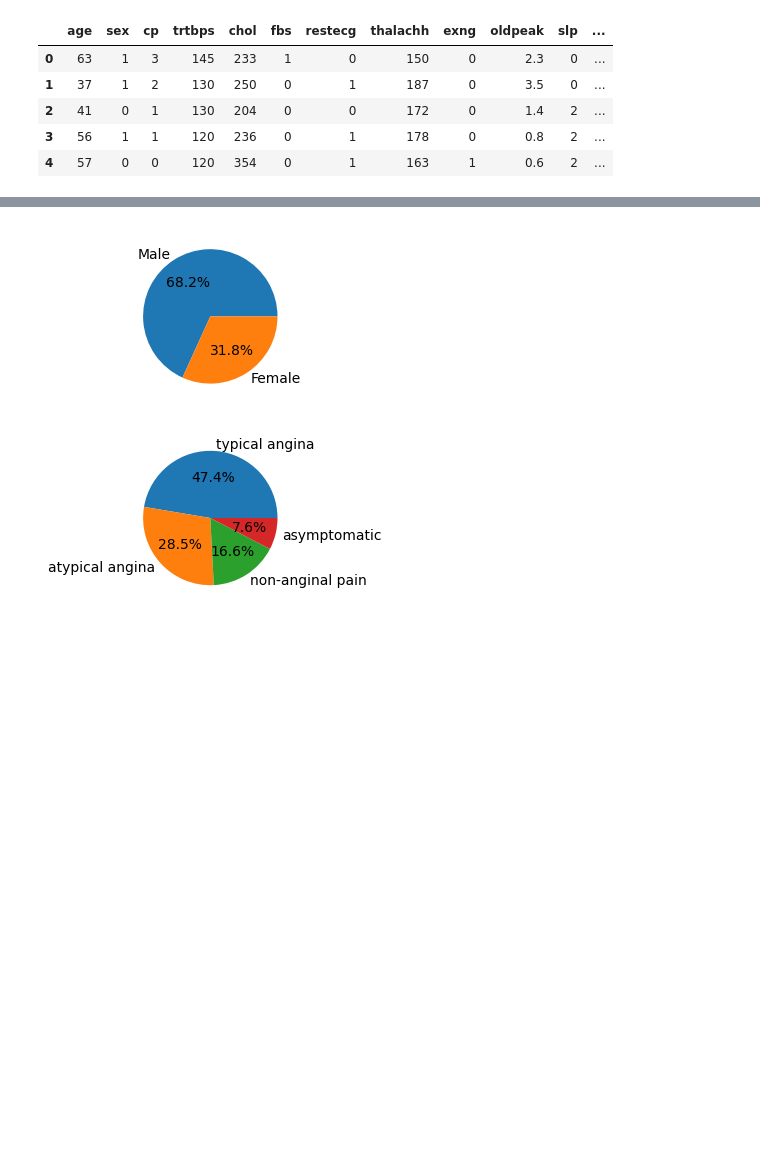
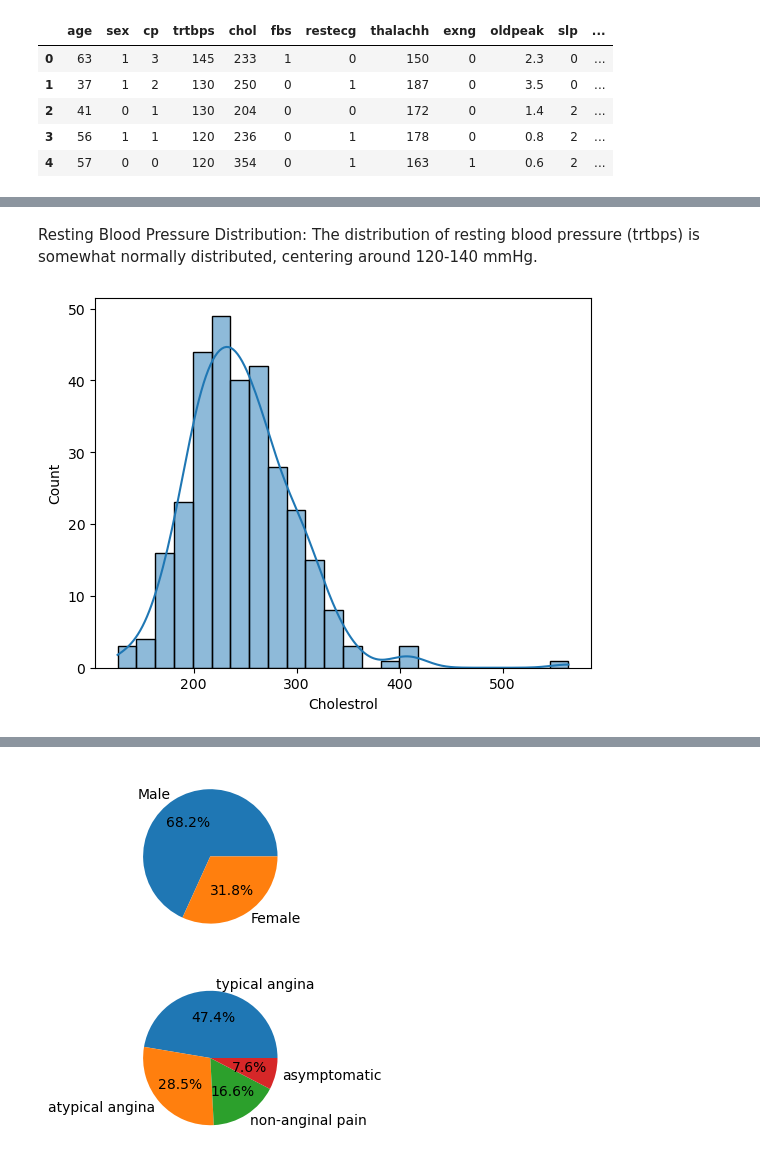
Before and after one commit to SivangiRaychoudhury/Project-4---Heart-attack-analysis, a Jupyter notebook: Heart_Attack_Analysis.ipynb, the cells around one changed output, grey strips where cells are left out. Cells and saved outputs as stored; diff of their text form; code cells hidden in the pictures; blank space fills up the shorter version.

```diff
--- a/Heart_Attack_Analysis.ipynb
+++ b/Heart_Attack_Analysis.ipynb
@@ -129,0 +188,8 @@ Name: count, dtype: int64
+# %% [markdown]
+Resting Blood Pressure Distribution: The distribution of resting blood pressure (trtbps) is somewhat normally distributed, centering around 120-140 mmHg.
+# %%
+sns.histplot(df["chol"], kde=True, edgecolor="k", linewidth=1)
+plt.xlabel("Cholestrol")
+plt.show()
+# %% [output]
+[figure, added]
```
Also changed, not shown: parts of 73 cells of this notebook.
